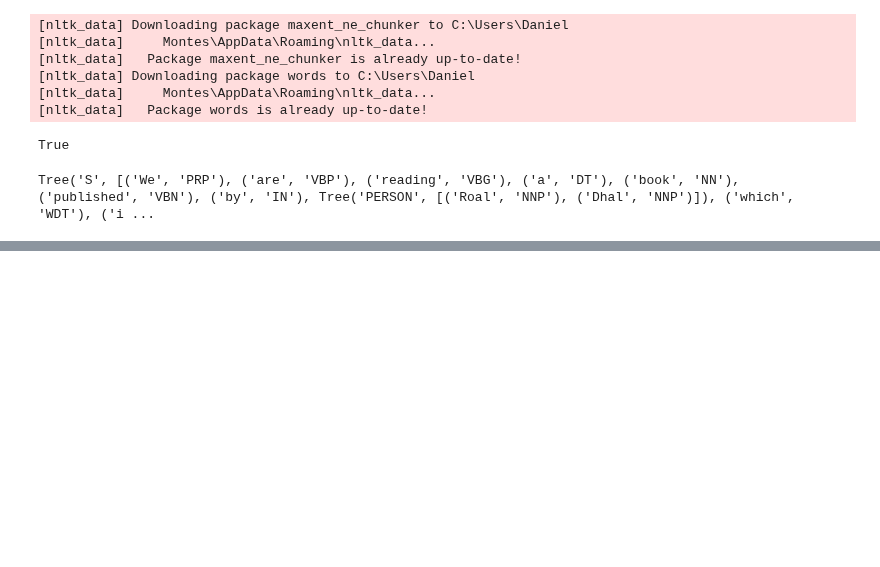
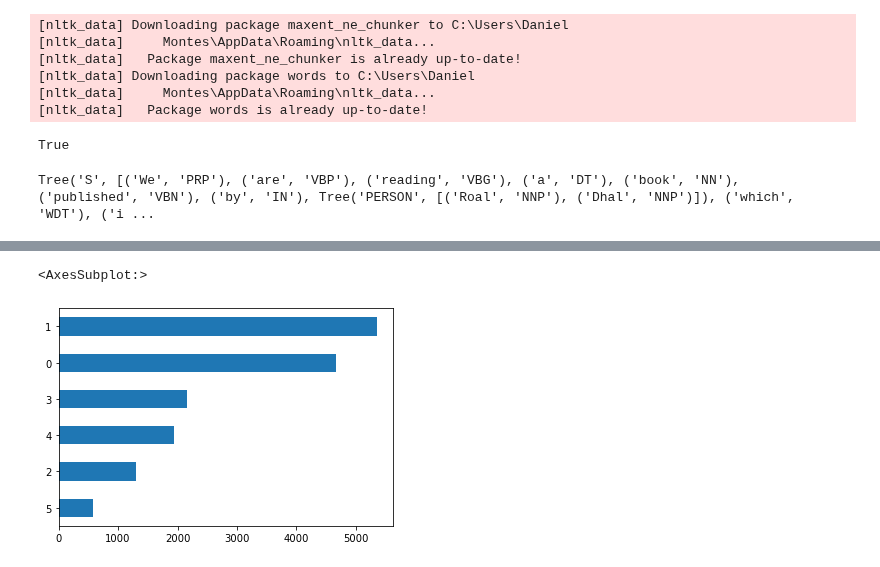
Before and after one commit to felixballestergoytia/Bootcamp_Sep2022, a Jupyter notebook: NLP/nlp.ipynb, the cells around one changed output, grey strips where cells are left out. Drawn from its saved outputs; the diff is of its cells as text; code cells hidden in the pictures; blank space fills up the shorter version.

```diff
--- a/NLP/nlp.ipynb
+++ b/NLP/nlp.ipynb
@@ -185,0 +227,2 @@ Tree('S', [('We', 'PRP'), ('are', 'VBP'), ('reading', 'VBG'), ('a', 'DT'), ('boo
+# %%
+train=load_dataset("emotion")["train"]
@@ -185,0 +241,3 @@ Tree('S', [('We', 'PRP'), ('are', 'VBP'), ('reading', 'VBG'), ('a', 'DT'), ('boo
+# %%
+df=pd.DataFrame(train["text"])
+df["etiquetas"]=train["label"]
@@ -185,0 +253,5 @@ Tree('S', [('We', 'PRP'), ('are', 'VBP'), ('reading', 'VBG'), ('a', 'DT'), ('boo
+# %%
+df["etiquetas"].value_counts(ascending=True).plot.barh()
+# %% [output]
+<AxesSubplot:>
+[figure, added]
```
Also changed, not shown: parts of 22 cells of this notebook.
